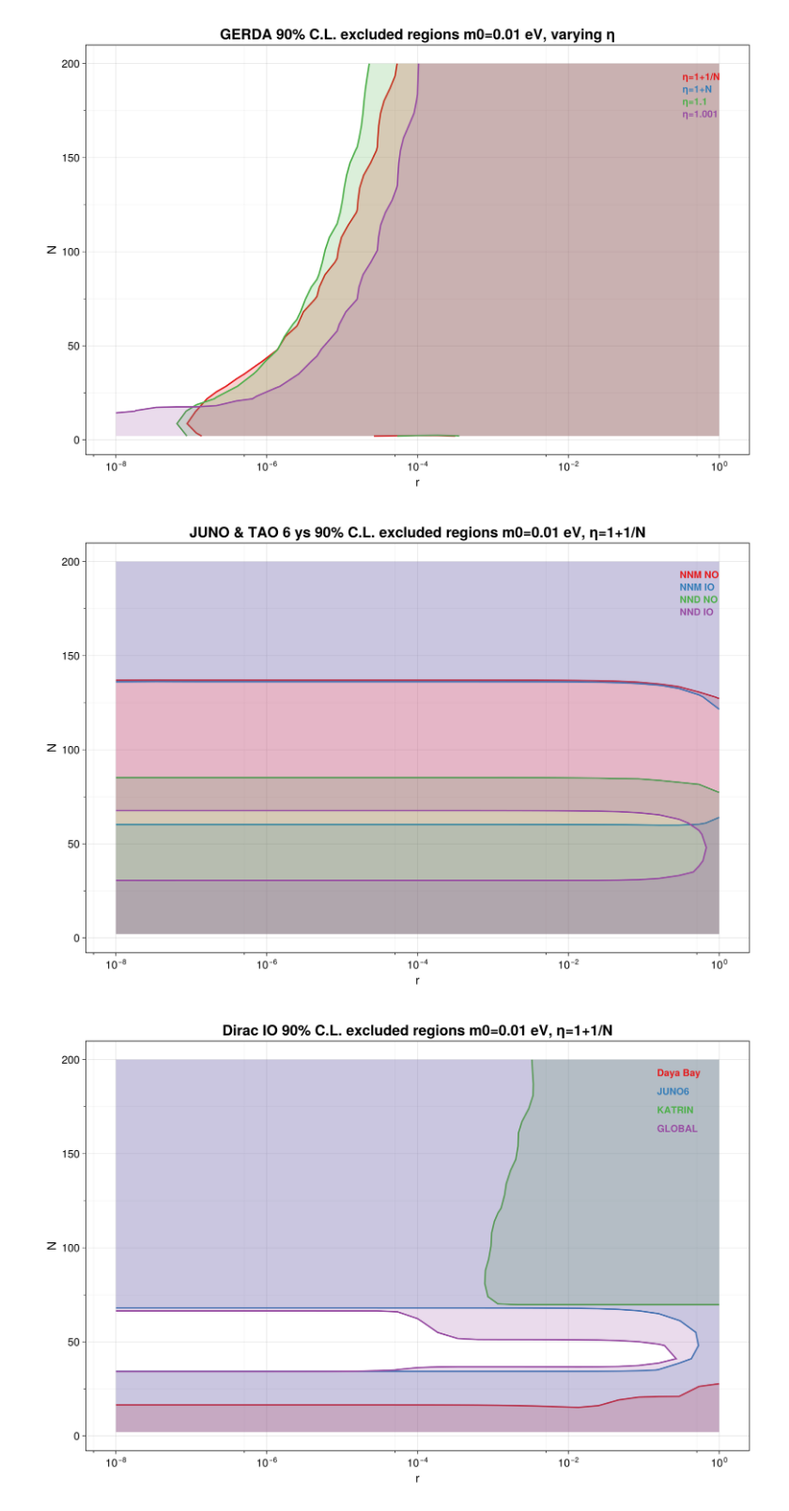
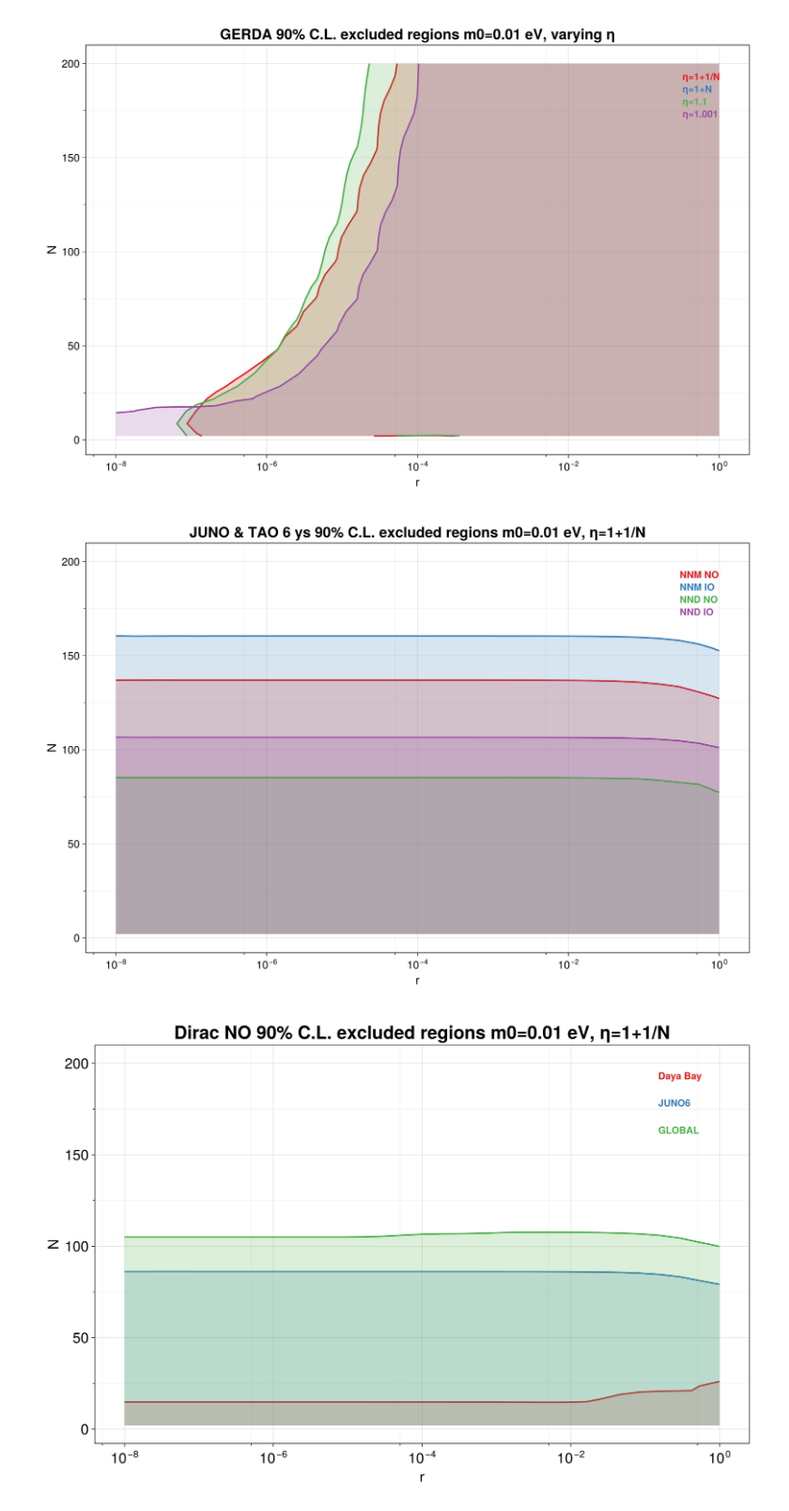
Before and after one commit to philippeller/Newtrinos.jl, a Jupyter notebook: notebooks/plots_final.ipynb, the cells around one changed output. Shown at 94% size. Cells and saved outputs as stored; diff of their text form; code cells hidden in the pictures.

Commit message:
before scan optimization trial

```diff
--- a/notebooks/plots_final.ipynb
+++ b/notebooks/plots_final.ipynb
@@ -704,9 +702,9 @@ end
 
 
 file_paths = ["/home/sofialon/Newtrinos.jl/plots_fix/scan_new/junotao_full6_rN_NNM_NO_η=1+1_N_m0=0.01_log.jld2",
-              "/home/sofialon/Newtrinos.jl/plots_fix/scan_new/junotao_full6_rN_NNM_IO_η=1+1_N_m0=0.01_log.jld2",
+              "/home/sofialon/Newtrinos.jl/plots_fix/scan_new/junotao_full6_rN_NNM_IO_η=1+1_N_m0=0.01_log1000.jld2",
                  "/home/sofialon/Newtrinos.jl/plots_fix/scan_new/junotao_full6_rN_NND_NO_η=1+1_N_m0=0.01_log.jld2",
-               "/home/sofialon/Newtrinos.jl/plots_fix/scan_new/junotao_full6_rN_NND_IO_η=1+1_N_m0=0.01_log.jld2"]
+               "/home/sofialon/Newtrinos.jl/plots_fix/scan_new/junotao_full6_rN_NND_IO_η=1+1_N_m0=0.01_log1000.jld2"]
 
 
 fig = superpose_contours_outside(file_paths;
@@ -721,7 +719,7 @@ fig = superpose_contours_outside(file_paths;
 display("image/png",fig)
 save("/home/sofialon/Newtrinos.jl/plots_fix/plots_newex/superposed_contours_juno6_rN_log.png", fig)
 # %% [output]
-[figure, old version]
+[figure, new version]
 # %%
 using ImageFiltering
 using JLD2, CairoMakie, Distributions, Colors, ColorSchemes
@@ -798,11 +796,11 @@ function superpose_contours_outside(file_paths::Vector{String};
         xminorgridvisible = true,
         yminorticksvisible = true,
         yminorgridvisible = true,
-        titlesize = 24,
-        xlabelsize = 20,
-        ylabelsize = 20,
-        xticklabelsize = 18,
-        yticklabelsize = 18,
+        titlesize = 30,
+        xlabelsize = 24,
+        ylabelsize = 24,
+        xticklabelsize = 24,
+        yticklabelsize = 24,
         xscale = xscale,
         yscale = yscale
     )
@@ -881,41 +879,41 @@ function superpose_contours_outside(file_paths::Vector{String};
 
         for (idx, label) in enumerate(experiments)
             color = colors[idx]
             text!(ax, x_position, y_positions[idx],
                   text = label,
                   fontsize = 16,
                   color = color,
                   font = :bold)
         end
     end
 
     f
 end
 
 
-file_paths = ["/home/sofialon/Newtrinos.jl/plots_fix/scan_new/scan_dayabay_rN_m0=0.01_NND_IO_log.jld2",
-              "/home/sofialon/Newtrinos.jl/plots_fix/scan_new/junotao_full6_rN_NND_IO_η=1+1_N_m0=0.01_log.jld2",
-              "/home/sofialon/Newtrinos.jl/plots_fix/scan_new/scan_katrin_Nr_m0=0.01_η=1+1N_NND_IO.jld2",
+file_paths = ["/home/sofialon/Newtrinos.jl/plots_fix/scan_new/scan_dayabay_rN_m0=0.01_NND_NO_log.jld2",
+              "/home/sofialon/Newtrinos.jl/plots_fix/scan_new/junotao_full6_rN_NND_NO_η=1+1_N_m0=0.01_log.jld2",
+              #"/home/sofialon/Newtrinos.jl/plots_fix/scan_new/scan_katrin_Nr_m0=0.01_η=1+1N_NND_IO.jld2",
               #"/home/sofialon/Newtrinos.jl/plots_fix/scan_new/scan_gerda_Nr_m0=0.01_η=1+1N_NND_IO.jld2",
               #"/home/sofialon/Newtrinos.jl/plots_fix/scan_new/scan_legend200_Nr_m0=0.01_η=1+1N_NND_IO.jld2",
              # "/home/sofialon/Newtrinos.jl/plots_fix/scan_new/scan_legend1000_Nr_m0=0.01_η=1+1N_NND_IO.jld2",
-             "/home/sofialon/Newtrinos.jl/plots_fix/scan_new/scan_global_rN_m0=0.01_NND_IO.jld2"
+             "/home/sofialon/Newtrinos.jl/plots_fix/scan_new/scan_global_rN_m0=0.01_NND_NO.jld2"
              ]
 
 
 fig = superpose_contours_outside(file_paths;
-    title="Dirac IO 90% C.L. excluded regions m0=0.01 eV, η=1+1/N",
-    experiments = ["Daya Bay","JUNO6", "KATRIN","GLOBAL"],
+    title="Dirac NO 90% C.L. excluded regions m0=0.01 eV, η=1+1/N",
+    experiments = ["Daya Bay","JUNO6", "GLOBAL"],
     colorscheme = :Set1_9,
     color_step = 1,
     xscale=log10,
     #yscale=log10,
     smooth_sigma=1.0)
 
 display("image/png",fig)
-save("/home/sofialon/Newtrinos.jl/plots_fix/plots_newex/superposed_contours_allglobal_NND_IO_rn.png", fig)
+save("/home/sofialon/Newtrinos.jl/plots_fix/plots_newex/superposed_contours_allglobal_NND_NO_rn_wK.png", fig)
 # %% [output]
-[figure, old version]
+[figure, new version]
 # %%
 using ImageFiltering
 using JLD2, CairoMakie, Distributions, Colors, ColorSchemes
```
Also changed, not shown: parts of 2 cells of this notebook, 11 other files.
